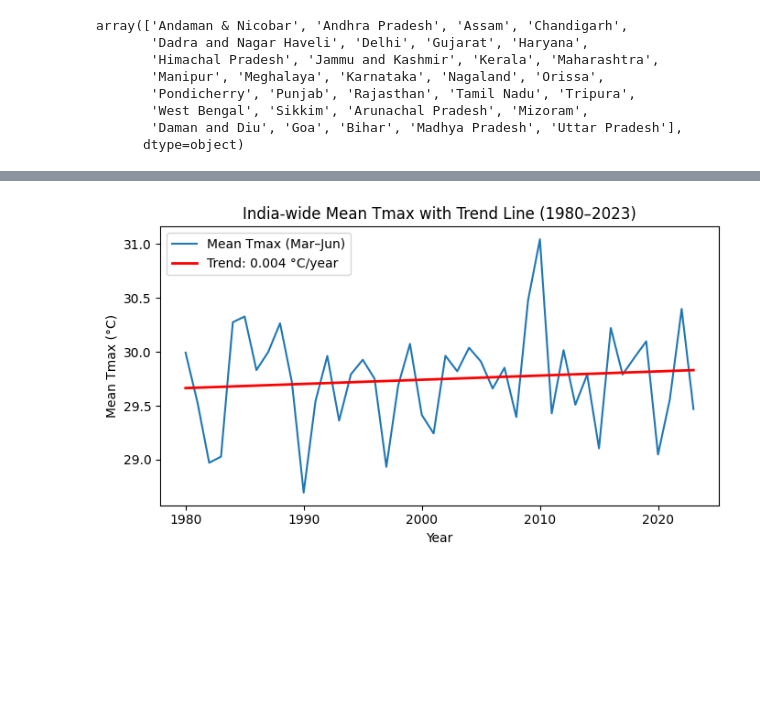
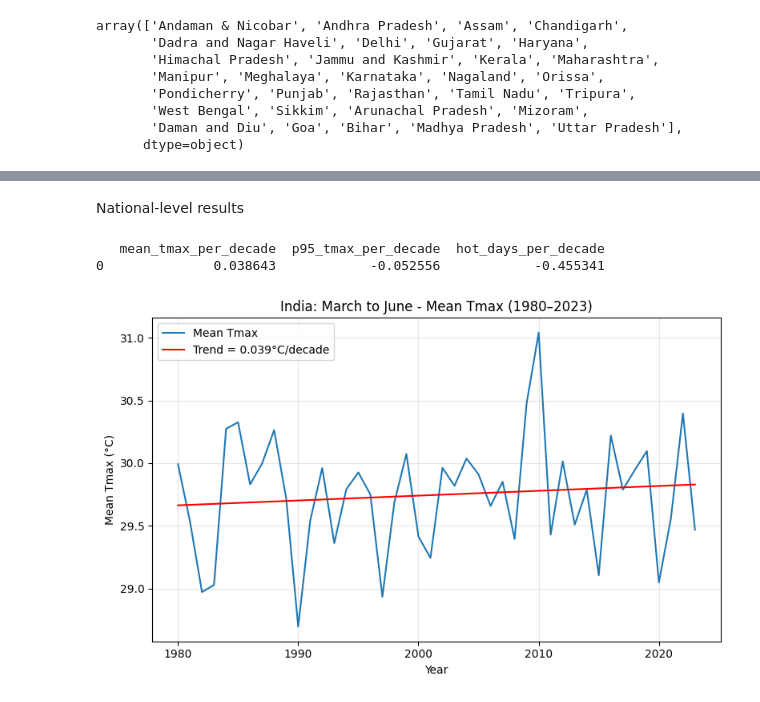
Before and after one commit to nkoppa/final-project, a Jupyter notebook: 02_visualize_heatmetrics_india.ipynb, the cells around one changed output, grey strips where cells are left out. Saved outputs shown, nothing was run; the diff lists cells and outputs as text; code cells hidden in the pictures; blank space fills up the shorter version.

```diff
--- a/02_visualize_heatmetrics_india.ipynb
+++ b/02_visualize_heatmetrics_india.ipynb
@@ -233,24 +65,43 @@ decade
+# %% [markdown]
+ National-level results
+# %%
+#computing national time series + linear trends
+def trend_slope(x, y):
+    m, b = np.polyfit(x, y, 1)
+    return m  # per year
+
+country_ts = (
+    df.groupby("year")[["mean_tmax_MAMJ", "p95_tmax_MAMJ", "hot_days_ge_38C"]]
+      .mean()
+      .reset_index()
+)
+
+# National trends per decade
+national_trends = {
+    "mean_tmax_per_decade": trend_slope(country_ts["year"], country_ts["mean_tmax_MAMJ"]) * 10,
+    "p95_tmax_per_decade": trend_slope(country_ts["year"], country_ts["p95_tmax_MAMJ"]) * 10,
+    "hot_days_per_decade": trend_slope(country_ts["year"], country_ts["hot_days_ge_38C"]) * 10,
+}
+
+print(pd.DataFrame(national_trends, index=[0]))
+# %% [output]
+   mean_tmax_per_decade  p95_tmax_per_decade  hot_days_per_decade
+0              0.038643            -0.052556            -0.455341
 # %%
-import numpy as np
-import matplotlib.pyplot as plt
-
-# Extract the series you already computed
+#National mean Tmax w/ trend line
 years = country_ts["year"]
 vals = country_ts["mean_tmax_MAMJ"]
-
-# Fit trend line
 m, b = np.polyfit(years, vals, 1)
 trend = m * years + b
 
-plt.figure(figsize=(7,4))
-plt.plot(years, vals, label="Mean Tmax (Mar–Jun)")
-plt.plot(years, trend, color="red", linewidth=2, label=f"Trend: {m:.3f} °C/year")
-
-plt.xlabel("Year")
-plt.ylabel("Mean Tmax (°C)")
-plt.title("India-wide Mean Tmax with Trend Line (1980–2023)")
+plt.figure(figsize=(8,5))
+plt.plot(years, vals, label="Mean Tmax")
+plt.plot(years, trend, color="red", label=f"Trend = {m*10:.3f}°C/decade")
+plt.title("India: March to June - Mean Tmax (1980–2023)")
+plt.xlabel("Year"); plt.ylabel("Mean Tmax (°C)")
 plt.legend()
+plt.grid(alpha=0.3)
 plt.tight_layout()
 plt.show()
 # %% [output]
-[figure, old version]
+[figure, new version]
```
Also changed, not shown: parts of 23 cells of this notebook, 2 other files.
